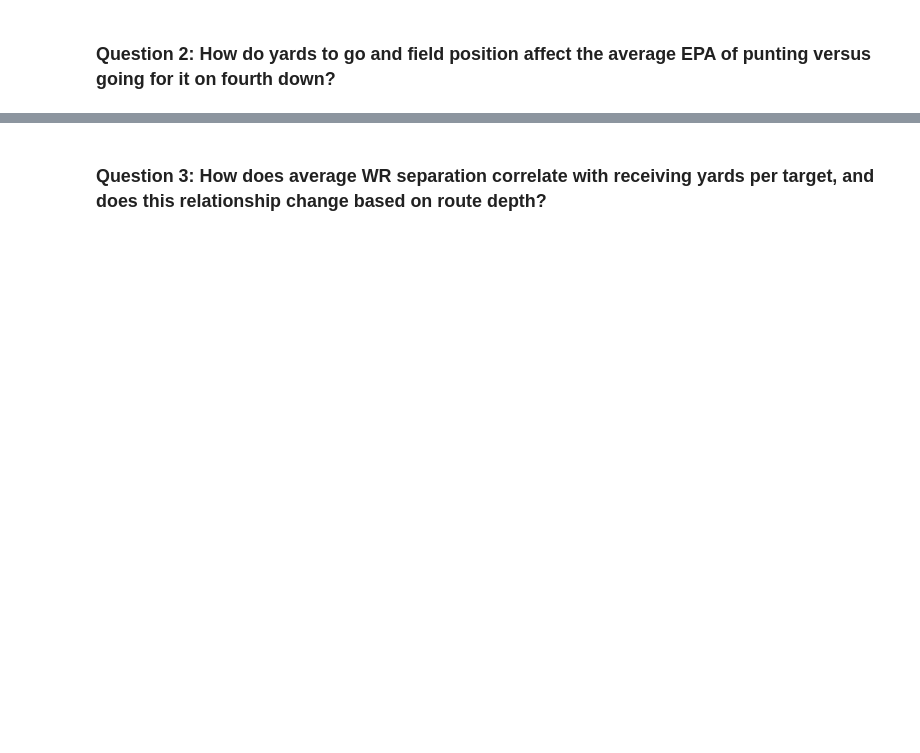
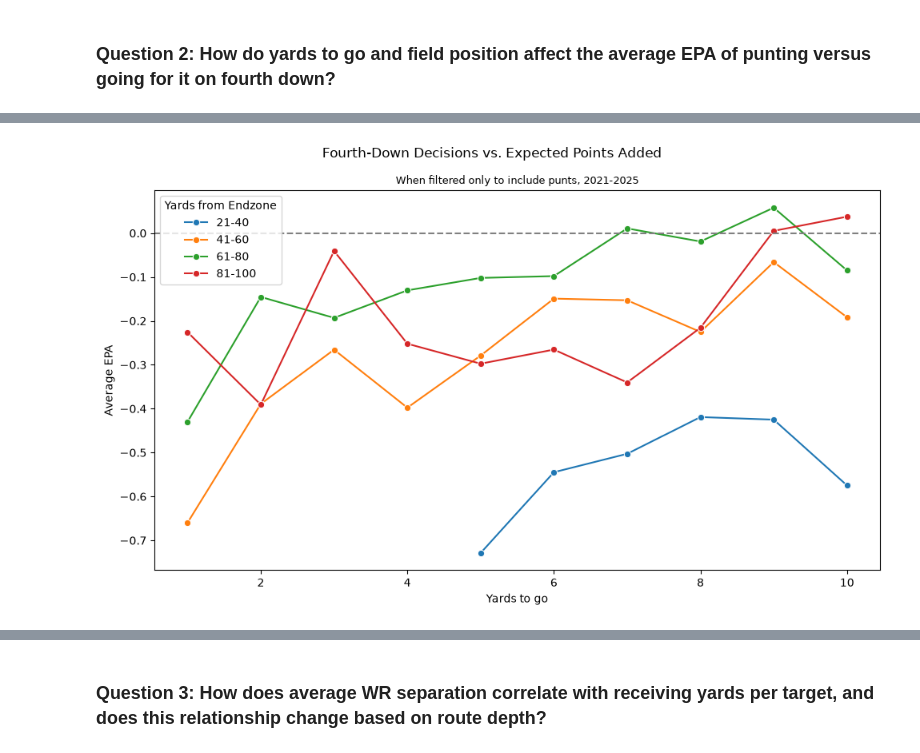
Before and after one commit to acimma3/cs418-football, a Jupyter notebook: eda_revised_q.ipynb, the cells around one changed output, grey strips where cells are left out. Drawn from its saved outputs; the diff is of its cells as text; code cells hidden in the pictures; blank space fills up the shorter version.

Commit message:
q2 of revised eda and a couple other fixes

```diff
--- a/eda_revised_q.ipynb
+++ b/eda_revised_q.ipynb
@@ -63,2 +67,14 @@ original EDA document has the 4th down visual but does not include field positio
 # %%
-# TODO
+# filter 2021-25 fourth down plays that are punts or actual plays (no fgs)
+# doing multiple years is mostly just for the sake of sample size
+fourthDowns = pbpMultYears.filter(
+    (pl.col("down") == 4)
+    & (pl.col("play_type").is_in(["punt", "run", "pass"]))
+)
+fourthDowns = fourthDowns.with_columns(
+    pl.when(pl.col("play_type") == "punt")
+    .then(pl.lit("Punt"))
+    .otherwise(pl.lit("Go for it"))
+    .alias("decision")
+)
+fourthDowns
@@ -64,0 +153,25 @@ original EDA document has the 4th down visual but does not include field positio
+# %%
+plotFourth = fourthSummary.to_pandas()
+
+# create a plot of fourth down decisions by field position and yards to go
+# i think the easiest way to do this is to just make two separate plots for going for it and punting
+# maybe overlay the two later but idk how to do that yet
+plotFourthPunts = plotFourth[plotFourth["decision"] == "Punt"]
+plotFourthGoForIt = plotFourth[plotFourth["decision"] == "Go for it"]
+# %%
+# punting only
+plt.figure(figsize = (10,6))
+ax1 = sns.lineplot(data=plotFourthPunts, x = "ydstogo", y = "avg_epa",
+             hue = "field_position_bin", marker = "o")
+
+plt.axhline(0, color="gray", linestyle="--")
+sns.move_legend(ax1, 'upper left', bbox_to_anchor = (0,1), title = "Yards from Endzone")
+ax1.set_xlabel("Yards to go")
+ax1.set_ylabel("Average EPA")
+
+plt.suptitle("Fourth-Down Decisions vs. Expected Points Added")
+plt.title("When filtered only to include punts, 2021-2025", fontsize = 9)
+plt.tight_layout()
+plt.show()
+# %% [output]
+[figure, added]
```
Also changed, not shown: parts of 9 cells of this notebook.
